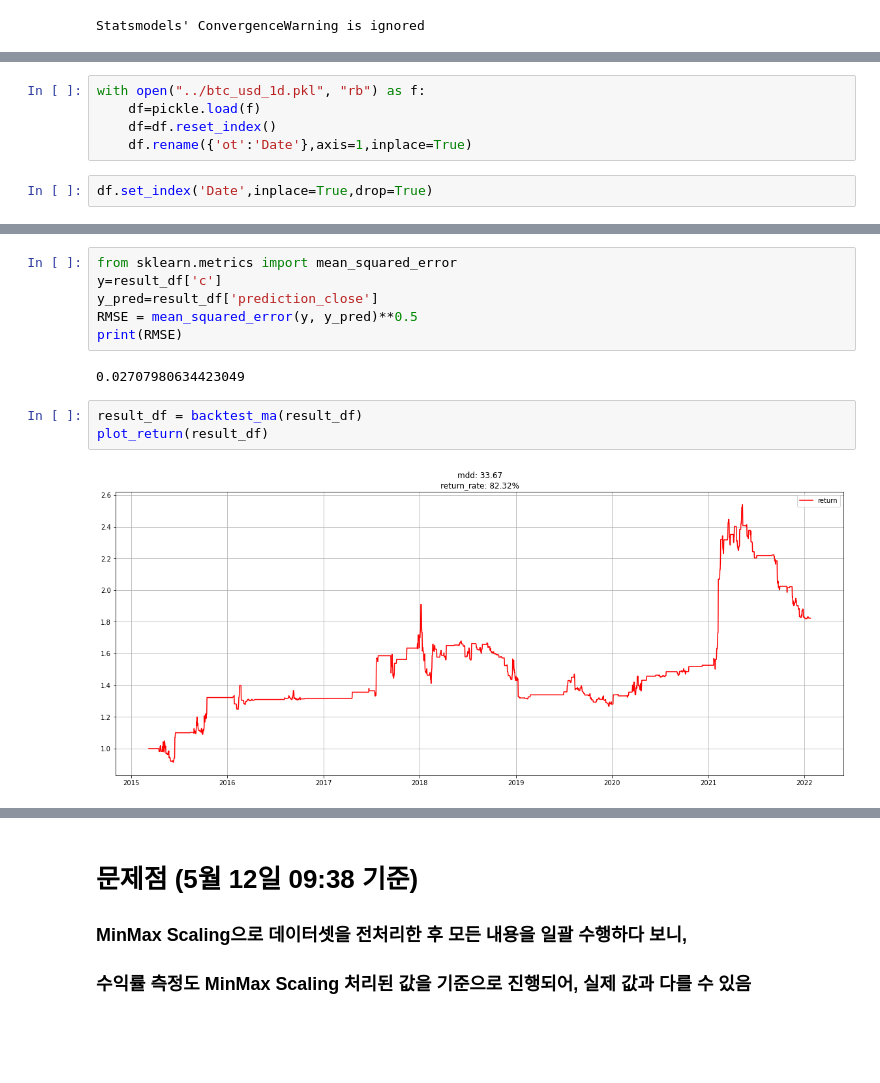
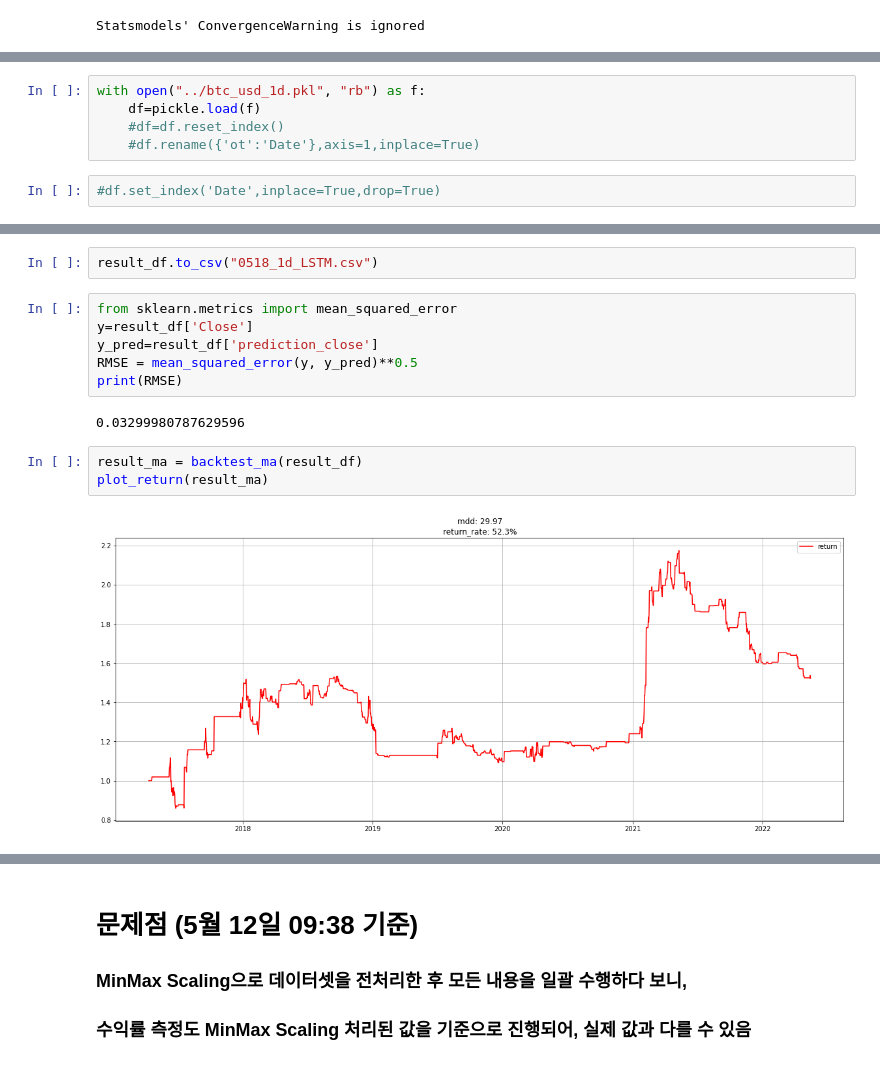
Before and after one commit to happysms/RuleBase-VS-TimeSeries-Algorithm, a Jupyter notebook: LSTM/LSTM_prototype.ipynb, the cells around one changed output, grey strips where cells are left out. Drawn from its saved outputs; the diff is of its cells as text; blank space fills up the shorter version.

```diff
--- a/LSTM/LSTM_prototype.ipynb
+++ b/LSTM/LSTM_prototype.ipynb
@@ -791,10 +890,10 @@ def backtest_ma_and_rsi(test_df):
 # %%
 with open("../btc_usd_1d.pkl", "rb") as f:
     df=pickle.load(f)
-    df=df.reset_index()
-    df.rename({'ot':'Date'},axis=1,inplace=True)
+    #df=df.reset_index()
+    #df.rename({'ot':'Date'},axis=1,inplace=True)
 # %%
-df.set_index('Date',inplace=True,drop=True)
+#df.set_index('Date',inplace=True,drop=True)
 # %%
 result_df = backtest_lstm_1d(df, 100, 1)
 # %% [output]
@@ -827,13 +926,15 @@ result_df
+# %%
+result_df.to_csv("0518_1d_LSTM.csv")
 # %%
 from sklearn.metrics import mean_squared_error
-y=result_df['c']
+y=result_df['Close']
 y_pred=result_df['prediction_close']
 RMSE = mean_squared_error(y, y_pred)**0.5
 print(RMSE)
 # %% [output]
-0.02707980634423049
+0.03299980787629596
 # %%
-result_df = backtest_ma(result_df)
-plot_return(result_df)
+result_ma = backtest_ma(result_df)
+plot_return(result_ma)
 # %% [output]
-[figure, old version]
+[figure, new version]
```
Also changed, not shown: parts of 13 cells of this notebook, 2 other files.
